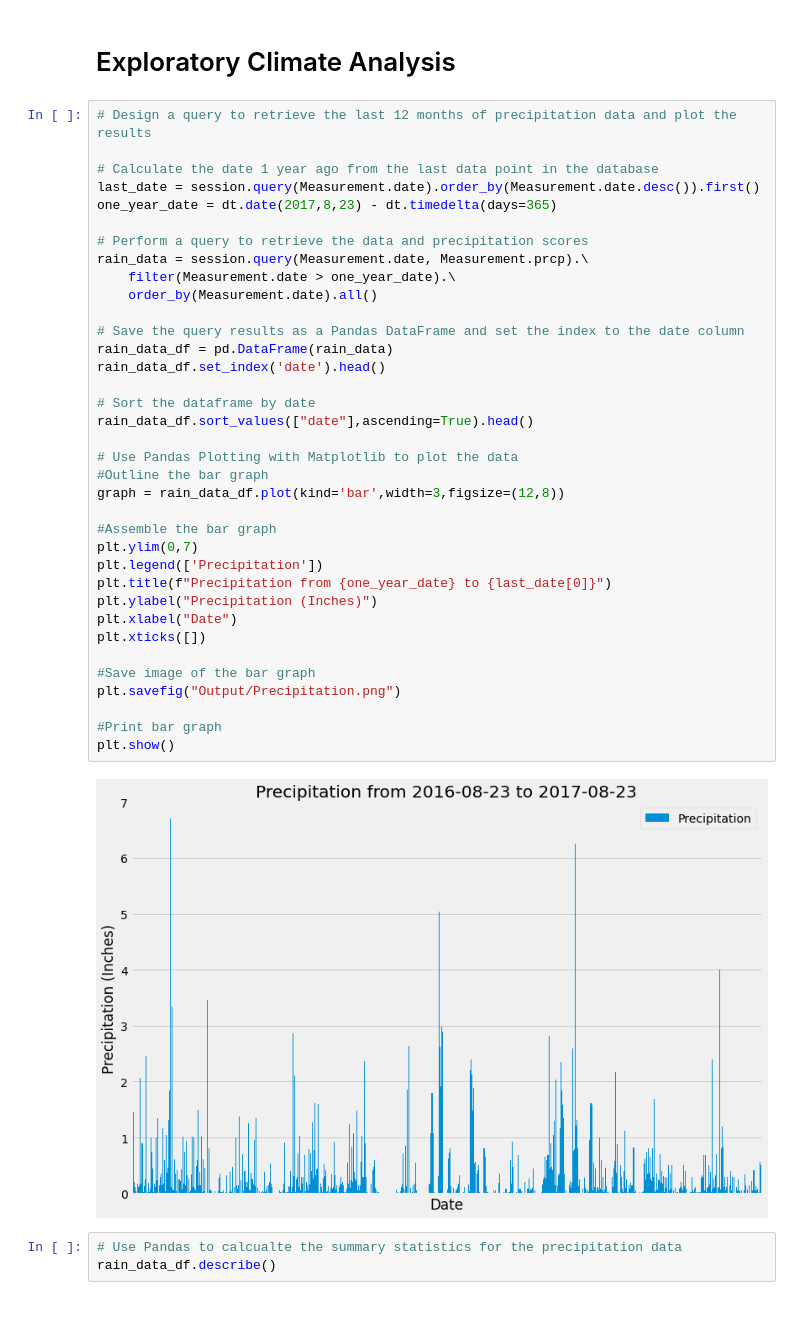
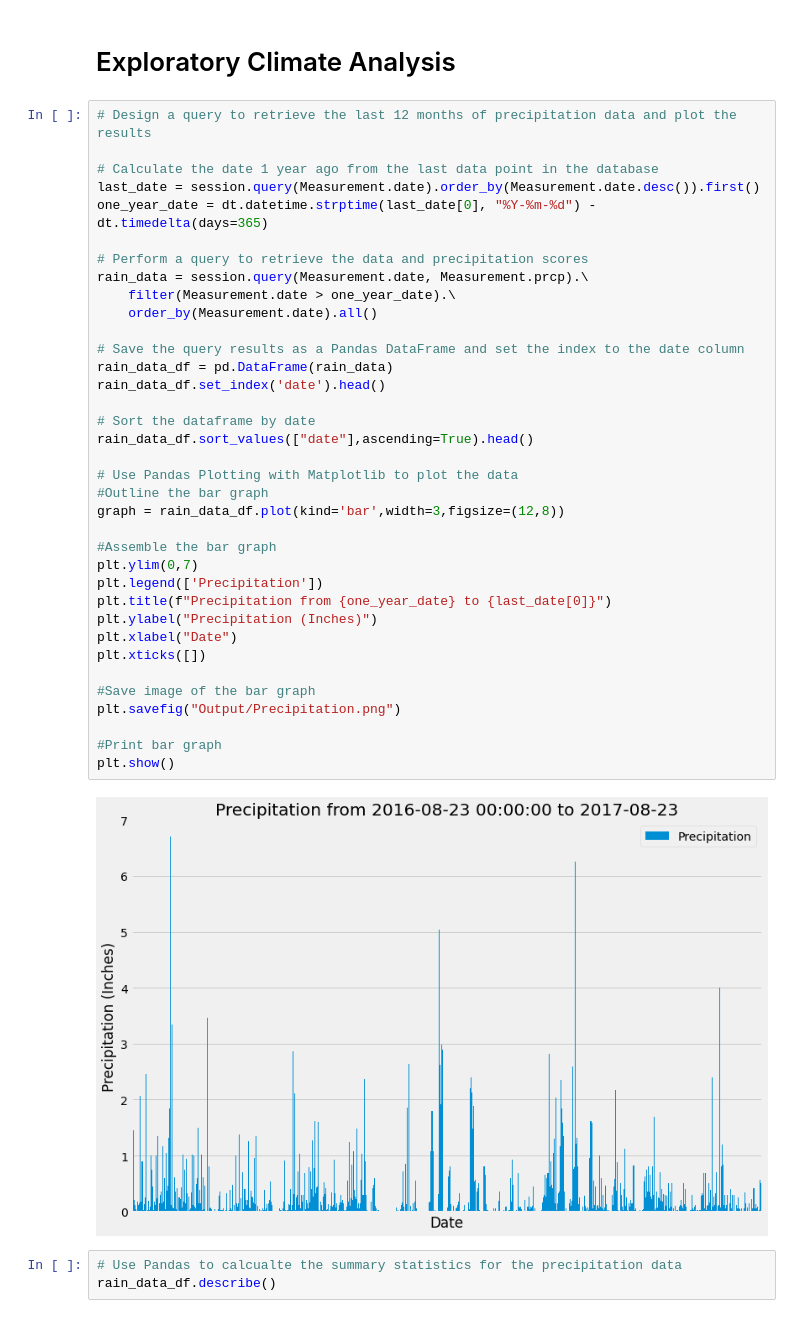
Before and after one commit to jskyler/sqlalchemy-challenge, a Jupyter notebook: climate_starter.ipynb, the cells around one changed output. Drawn from its saved outputs; the diff is of its cells as text.

```diff
--- a/climate_starter.ipynb
+++ b/climate_starter.ipynb
@@ -43,39 +43,39 @@ session = Session(engine)
 
 # Calculate the date 1 year ago from the last data point in the database
 last_date = session.query(Measurement.date).order_by(Measurement.date.desc()).first()
-one_year_date = dt.date(2017,8,23) - dt.timedelta(days=365)
+one_year_date = dt.datetime.strptime(last_date[0], "%Y-%m-%d") - dt.timedelta(days=365)
 
 # Perform a query to retrieve the data and precipitation scores
 rain_data = session.query(Measurement.date, Measurement.prcp).\
     filter(Measurement.date > one_year_date).\
     order_by(Measurement.date).all()
 
 # Save the query results as a Pandas DataFrame and set the index to the date column
 rain_data_df = pd.DataFrame(rain_data)
 rain_data_df.set_index('date').head()
 
 # Sort the dataframe by date
 rain_data_df.sort_values(["date"],ascending=True).head()
 
 # Use Pandas Plotting with Matplotlib to plot the data
 #Outline the bar graph
 graph = rain_data_df.plot(kind='bar',width=3,figsize=(12,8))
 
 #Assemble the bar graph
 plt.ylim(0,7)
 plt.legend(['Precipitation'])
 plt.title(f"Precipitation from {one_year_date} to {last_date[0]}")
 plt.ylabel("Precipitation (Inches)")
 plt.xlabel("Date")
 plt.xticks([])
 
 #Save image of the bar graph
 plt.savefig("Output/Precipitation.png")
 
 #Print bar graph
 plt.show()
 # %% [output]
-[figure, old version]
+[figure, new version]
 # %%
 # Use Pandas to calcualte the summary statistics for the precipitation data
 rain_data_df.describe()
```
Also changed, not shown: parts of 1 cell of this notebook, 2 other files.
